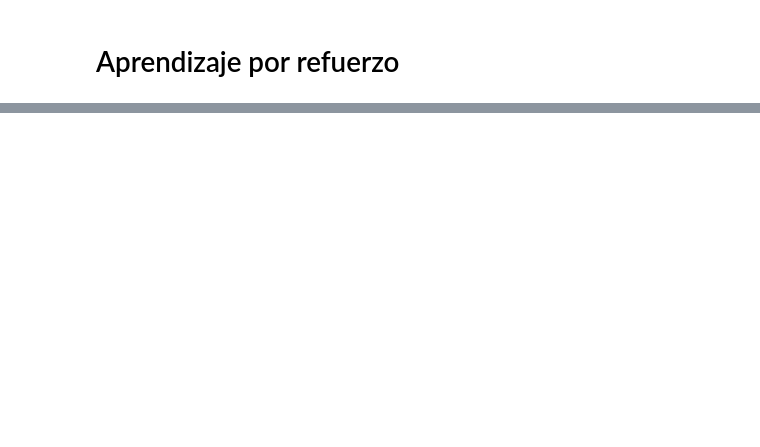
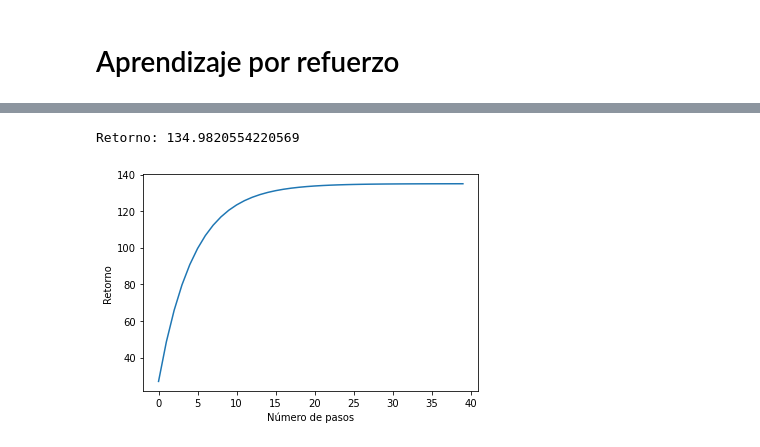
Before and after one commit to cayetanoguerra/cayetanoguerra.github.io, a Jupyter notebook: ia/nbpy/rl-02.ipynb, the cells around one changed output, grey strips where cells are left out. Cells and saved outputs as stored; diff of their text form; code cells hidden in the pictures; blank space fills up the shorter version.

```diff
--- a/ia/nbpy/rl-02.ipynb
+++ b/ia/nbpy/rl-02.ipynb
@@ -229,0 +51,20 @@ print(tabulate(Q, tablefmt="grid"))
+# %%
+import matplotlib.pyplot as plt
+r = 27
+gamma = 0.8
+G = 0
+hist = []
+steps = 40
+
+for step in range(steps):
+    G = G + gamma**step * r
+    hist.append(G)
+
+print("Retorno:", G)
+plt.plot(hist)
+plt.xlabel("Número de pasos")
+plt.ylabel("Retorno")
+plt.show()
+# %% [output]
+Retorno: 134.9820554220569
+[figure, added]
```
Also changed, not shown: parts of 30 cells of this notebook, 4 other files.
